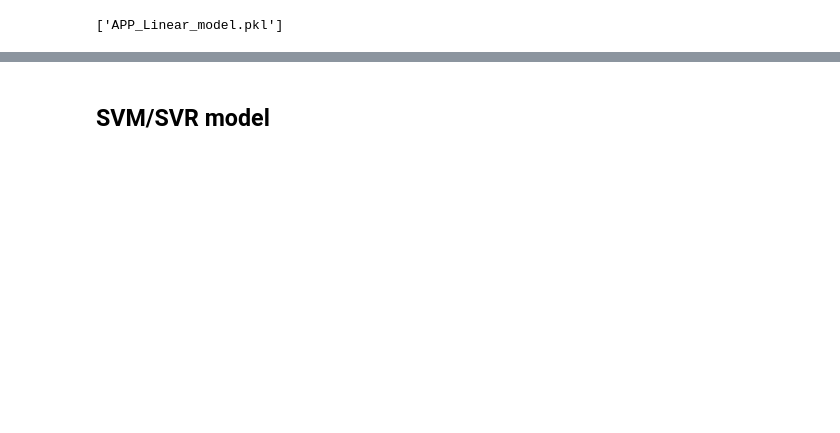
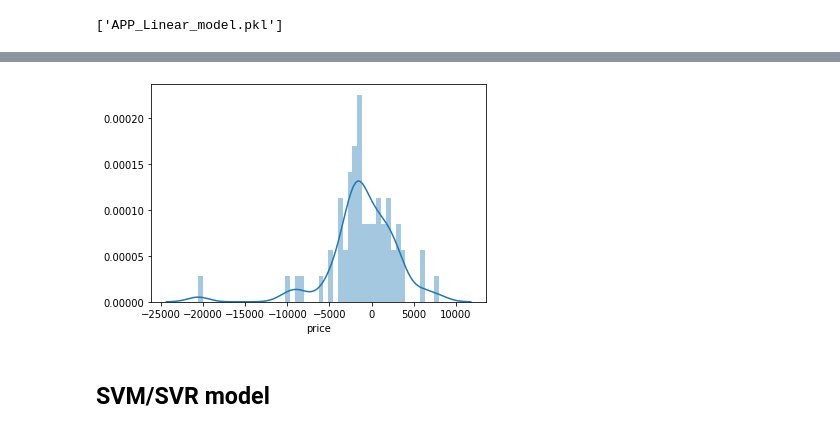
Before and after one commit to AbhishekGMV/Automobile-price-prediction, a Jupyter notebook: Automobile_price_prediction_linear_model.ipynb, the cells around one changed output, grey strips where cells are left out. Saved outputs shown, nothing was run; the diff lists cells and outputs as text; code cells hidden in the pictures; blank space fills up the shorter version.

```diff
--- a/Automobile_price_prediction_linear_model.ipynb
+++ b/Automobile_price_prediction_linear_model.ipynb
@@ -284,3 +267,7 @@ print(best_r2)
+# %%
+sns.distplot((y_test-y_pred),bins=50);
+# %% [output]
+[figure, added]
 # %% [markdown]
 ## SVM/SVR model
 # %%
```
Also changed, not shown: parts of 33 cells of this notebook, 2 other files.
